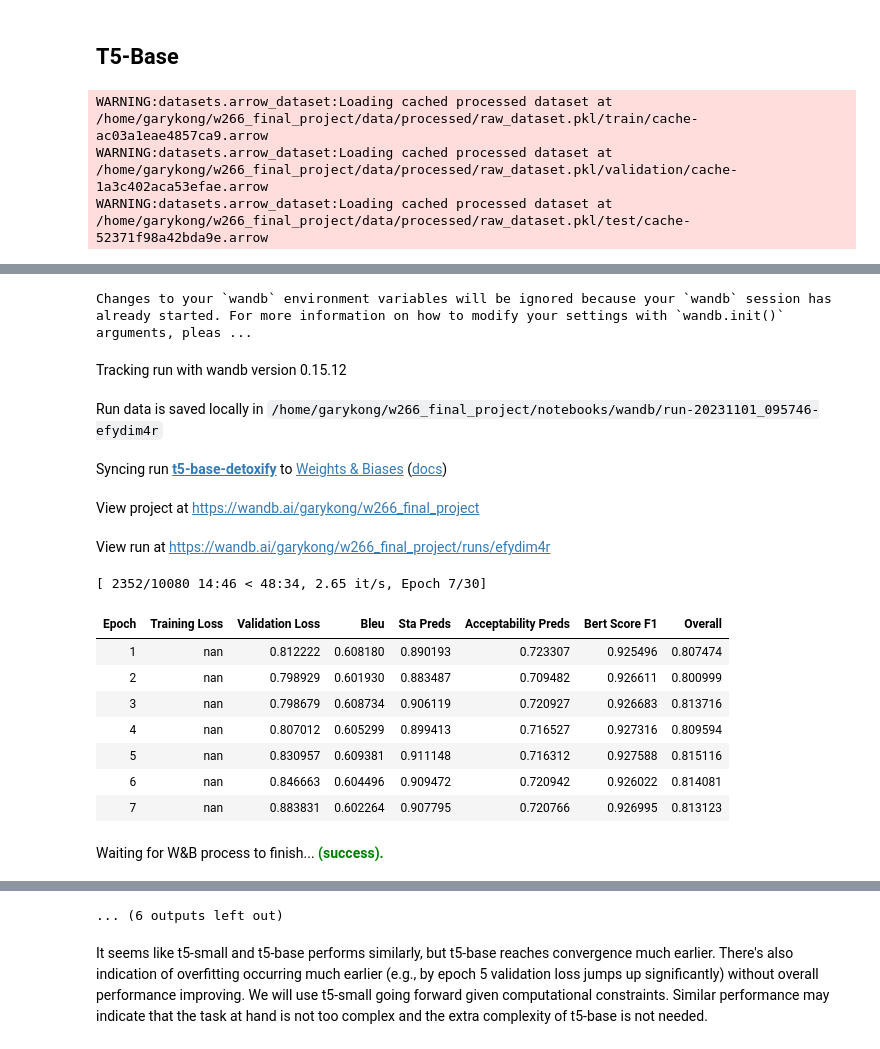
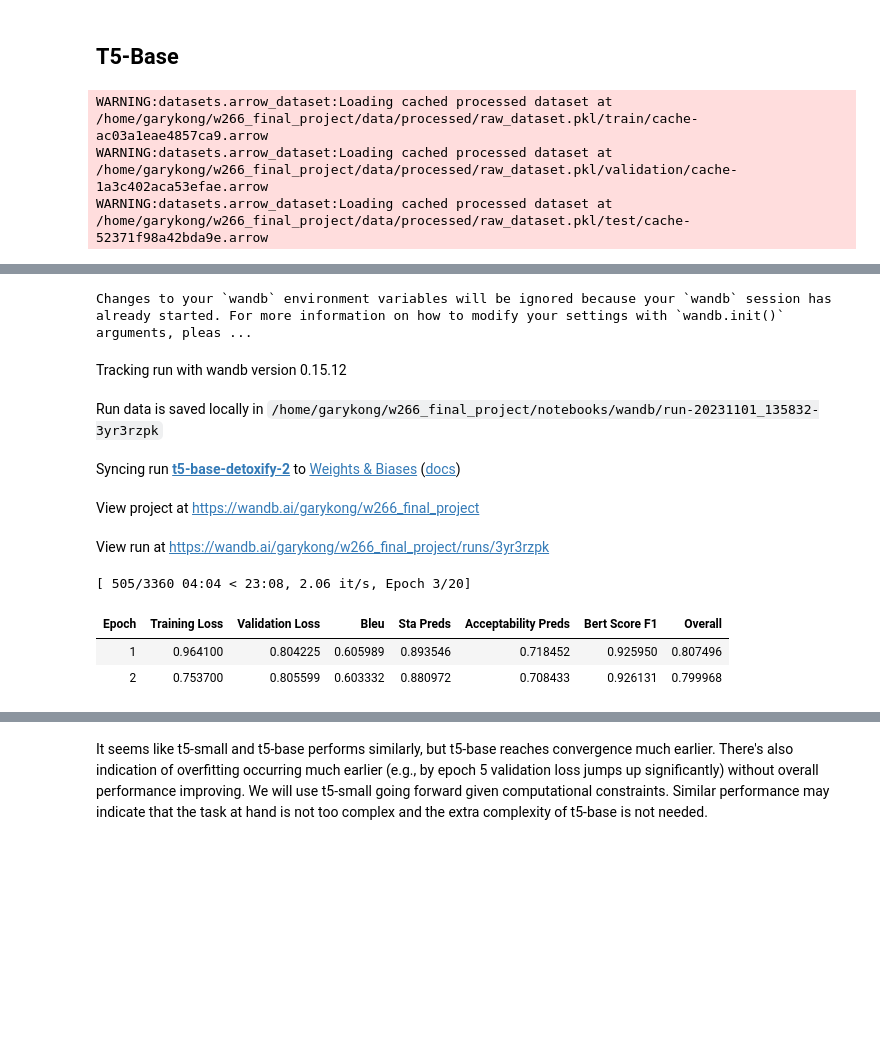
Before and after one commit to garyukong/T5-TextDetoxification, a Jupyter notebook: notebooks/2_Models.ipynb, the cells around one changed output, grey strips where cells are left out. Cells and saved outputs as stored; diff of their text form; code cells hidden in the pictures; blank space fills up the shorter version.

Commit message:
Complete training with latest hyperparameters

```diff
--- a/notebooks/2_Models.ipynb
+++ b/notebooks/2_Models.ipynb
@@ -58,6 +60,12 @@ RANDOM_SEED = 42
 # Parameters for classification
 BATCH_SIZE_EVAL = 32
 BATCH_SIZE_TRAIN = 32
+
+# Parameters for T5 model fine-tuning
+PER_DEVICE_TRAIN_BATCH_SIZE = 64
+PER_DEVICE_EVAL_BATCH_SIZE = 128
+LEARNING_RATE = 3e-4
+NUM_TRAIN_EPOCHS = 20
 
 # Setting the DEVICE to cuda
 DEVICE = torch.device("cuda" if torch.cuda.is_available() else "cpu")
@@ -583,10 +584,10 @@ def setup_trainer(output_dir_name,
                 train_dataset,
                 eval_dataset,
                 model_checkpoint="t5-small",
-                per_device_train_batch_size=64,
-                per_device_eval_batch_size=128,
-                learning_rate=3e-4,
-                num_train_epochs=20,
+                per_device_train_batch_size=PER_DEVICE_TRAIN_BATCH_SIZE,
+                per_device_eval_batch_size=PER_DEVICE_EVAL_BATCH_SIZE,
+                learning_rate=LEARNING_RATE,
+                num_train_epochs=NUM_TRAIN_EPOCHS,
                 max_length=MAX_OUTPUT_LENGTH,
                 num_beams=4,
                 compute_metrics=compute_metrics,
@@ -871,13 +885,13 @@ tokenized_datasets_t5_base = prefixed_datasets.map(
 )
 
 trainer_t5_base = setup_trainer(
-    output_dir_name="t5-base-detoxify",
+    output_dir_name="t5-base-detoxify-2",
     model_checkpoint="t5-base",
     train_dataset=tokenized_datasets_t5_base["train"],
     eval_dataset=tokenized_datasets_t5_base["validation"],
 )
 
-wandb.init(project="w266_final_project", name="t5-base-detoxify")
+wandb.init(project="w266_final_project", name="t5-base-detoxify-2")
 trainer_t5_base.train()
 wandb.finish()
 # %% [output]
@@ -895,16 +906,10 @@ WARNING:root:Defaulting to PJRT_DEVICE=CPU
 Changes to your `wandb` environment variables will be ignored because your `wandb` session has already started. For more information on how to modify your settings with `wandb.init()` arguments, pleas ...
 Tracking run with wandb version 0.15.12
-Run data is saved locally in /home/garykong/w266_final_project/notebooks/wandb/run-20231101_095746-efydim4r
+Run data is saved locally in /home/garykong/w266_final_project/notebooks/wandb/run-20231101_135832-3yr3rzpk
-Syncing run t5-base-detoxify to Weights & Biases (docs)
+Syncing run t5-base-detoxify-2 to Weights & Biases (docs)
 View project at https://wandb.ai/garykong/w266_final_project
-View run at https://wandb.ai/garykong/w266_final_project/runs/efydim4r
+View run at https://wandb.ai/garykong/w266_final_project/runs/3yr3rzpk
-[ 2352/10080 14:46 < 48:34, 2.65 it/s, Epoch 7/30]
+[ 505/3360 04:04 < 23:08, 2.06 it/s, Epoch 3/20]
 | Epoch | Training Loss | Validation Loss | Bleu | Sta Preds | Acceptability Preds | Bert Score F1 | Overall |
-| 1 | nan | 0.812222 | 0.608180 | 0.890193 | 0.723307 | 0.925496 | 0.807474 |
-| 2 | nan | 0.798929 | 0.601930 | 0.883487 | 0.709482 | 0.926611 | 0.800999 |
-| 3 | nan | 0.798679 | 0.608734 | 0.906119 | 0.720927 | 0.926683 | 0.813716 |
-| 4 | nan | 0.807012 | 0.605299 | 0.899413 | 0.716527 | 0.927316 | 0.809594 |
-| 5 | nan | 0.830957 | 0.609381 | 0.911148 | 0.716312 | 0.927588 | 0.815116 |
-| 6 | nan | 0.846663 | 0.604496 | 0.909472 | 0.720942 | 0.926022 | 0.814081 |
-| 7 | nan | 0.883831 | 0.602264 | 0.907795 | 0.720766 | 0.926995 | 0.813123 |
+| 1 | 0.964100 | 0.804225 | 0.605989 | 0.893546 | 0.718452 | 0.925950 | 0.807496 |
+| 2 | 0.753700 | 0.805599 | 0.603332 | 0.880972 | 0.708433 | 0.926131 | 0.799968 |
-Waiting for W&B process to finish... (success).
@@ -912,4 +916,3 @@ wandb: WARNING Source type is set to 'repo' but some required information is mis
-... (6 outputs left out)
 # %% [markdown]
 It seems like t5-small and t5-base performs similarly, but t5-base reaches convergence much earlier. There's also indication of overfitting occurring much earlier (e.g., by epoch 5 validation loss jumps up significantly) without overall performance improving. We will use t5-small going forward given computational constraints. Similar performance may indicate that the task at hand is not too complex and the extra complexity of t5-base is not needed.
 # %% [markdown]
```
Also changed, not shown: parts of 13 cells of this notebook.
